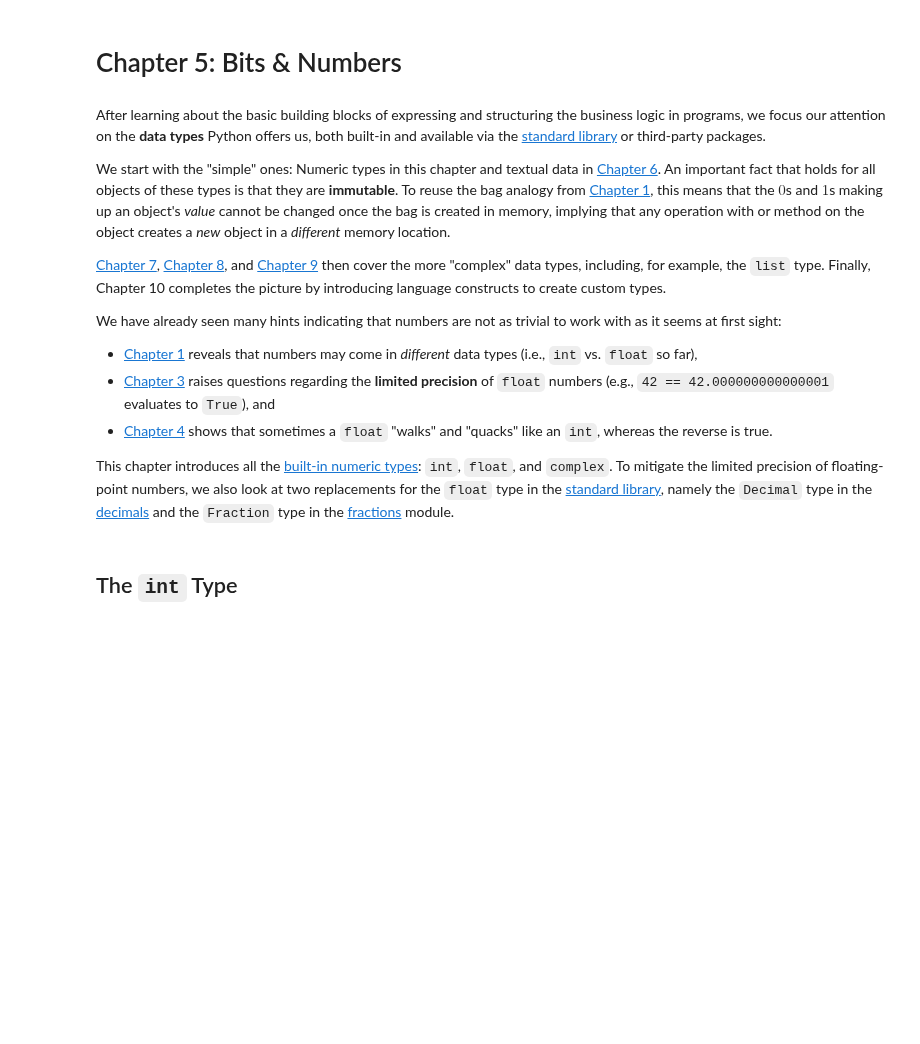
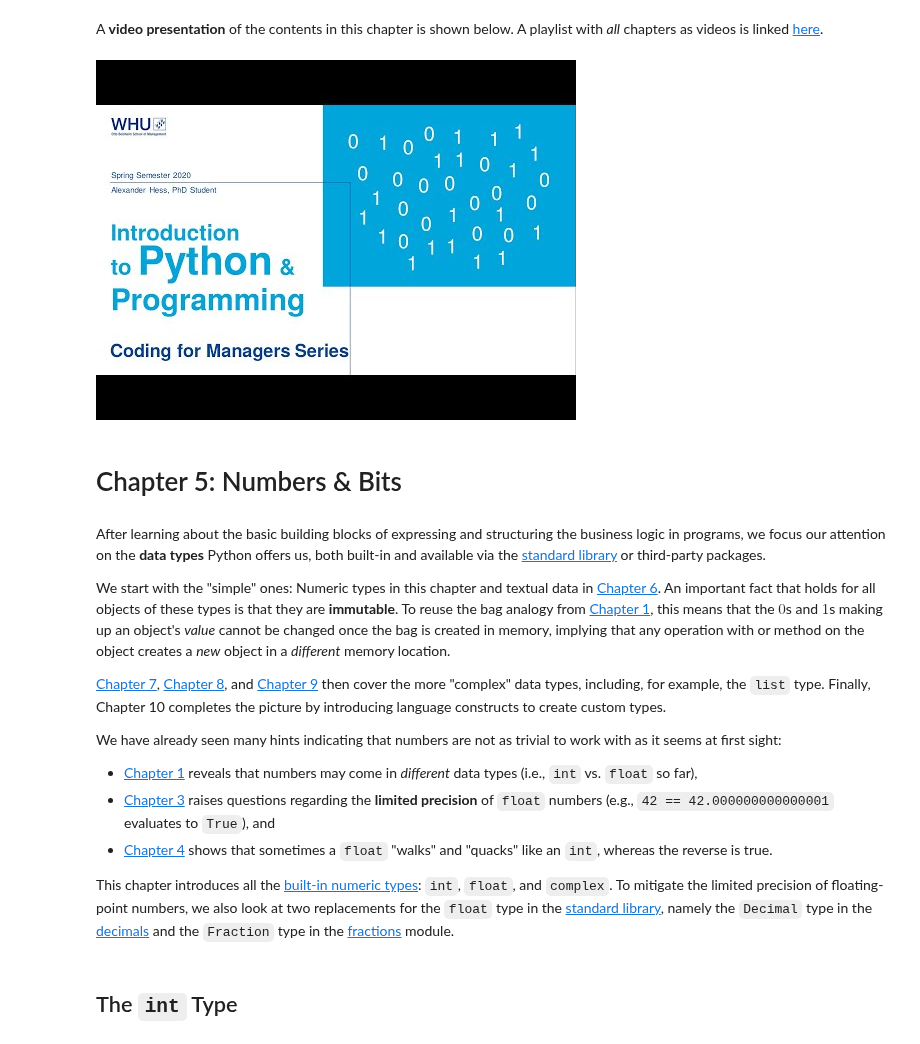
Before and after one commit to webartifex/intro-to-python, a Jupyter notebook: 05_numbers_00_lecture.ipynb, the cells around one changed output. Saved outputs shown, nothing was run; the diff lists cells and outputs as text; code cells hidden in the pictures; blank space fills up the shorter version.

Commit message:
Add video and streamline content

```diff
--- a/05_numbers_00_lecture.ipynb
+++ b/05_numbers_00_lecture.ipynb
@@ -1,11 +1,18 @@
+# %% [markdown]
+A **video presentation** of the contents in this chapter is shown below. A playlist with *all* chapters as videos is linked [here](https://www.youtube.com/playlist?list=PL-2JV1G3J10lQ2xokyQowcRJI5jjNfW7f).
+# %%
+from IPython.display import YouTubeVideo
+YouTubeVideo("nB00WGCnVjg", width="60%")
+# %% [output]
+[figure, added]
 # %% [markdown]
-# Chapter 5: Bits & Numbers
+# Chapter 5: Numbers & Bits
 # %% [markdown]
 After learning about the basic building blocks of expressing and structuring the business logic in programs, we focus our attention on the **data types** Python offers us, both built-in and available via the [standard library](https://docs.python.org/3/library/index.html) or third-party packages.
 
 We start with the "simple" ones: Numeric types in this chapter and textual data in [Chapter 6](https://nbviewer.jupyter.org/github/webartifex/intro-to-python/blob/master/06_text_00_lecture.ipynb). An important fact that holds for all objects of these types is that they are **immutable**. To reuse the bag analogy from [Chapter 1](https://nbviewer.jupyter.org/github/webartifex/intro-to-python/blob/master/01_elements_00_lecture.ipynb#Objects-vs.-Types-vs.-Values), this means that the $0$s and $1$s making up an object's *value* cannot be changed once the bag is created in memory, implying that any operation with or method on the object creates a *new* object in a *different* memory location.
 
-[Chapter 7](https://nbviewer.jupyter.org/github/webartifex/intro-to-python/blob/master/07_sequences_00_lecture.ipynb), [Chapter 8](https://nbviewer.jupyter.org/github/webartifex/intro-to-python/blob/master/08_mappings_00_lecture.ipynb), and [Chapter 9](https://nbviewer.jupyter.org/github/webartifex/intro-to-python/blob/master/09_arrays_00_lecture.ipynb) then cover the more "complex" data types, including, for example, the `list` type. Finally, Chapter 10 completes the picture by introducing language constructs to create custom types.
+[Chapter 7](https://nbviewer.jupyter.org/github/webartifex/intro-to-python/blob/master/07_sequences_00_lecture.ipynb), [Chapter 8](https://nbviewer.jupyter.org/github/webartifex/intro-to-python/blob/master/08_mfr_00_lecture.ipynb), and [Chapter 9](https://nbviewer.jupyter.org/github/webartifex/intro-to-python/blob/master/09_mappings_00_lecture.ipynb) then cover the more "complex" data types, including, for example, the `list` type. Finally, Chapter 10 completes the picture by introducing language constructs to create custom types.
 
 We have already seen many hints indicating that numbers are not as trivial to work with as it seems at first sight:
 
```
Also changed, not shown: parts of 38 cells of this notebook, 2 other files.
